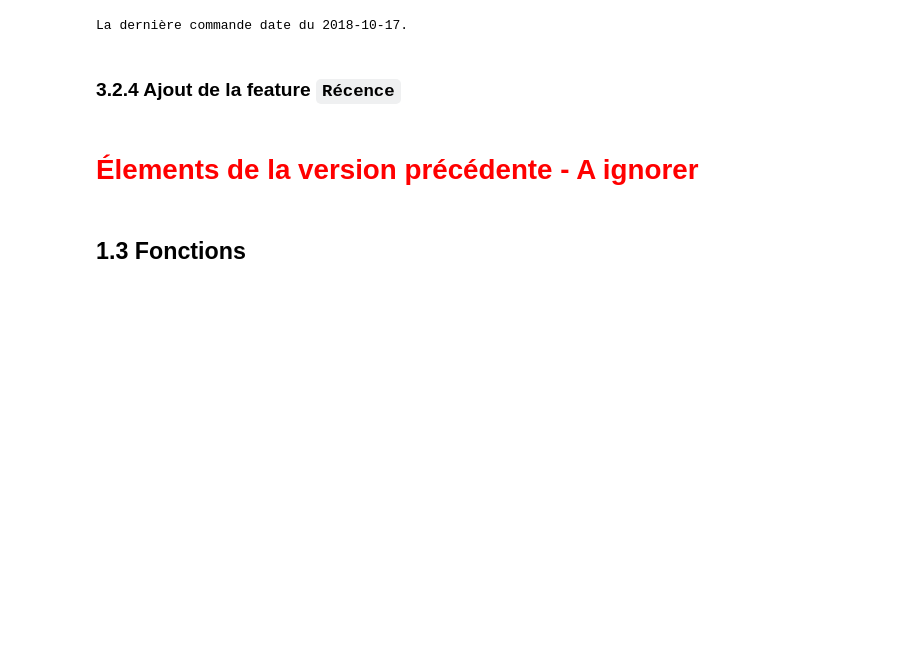
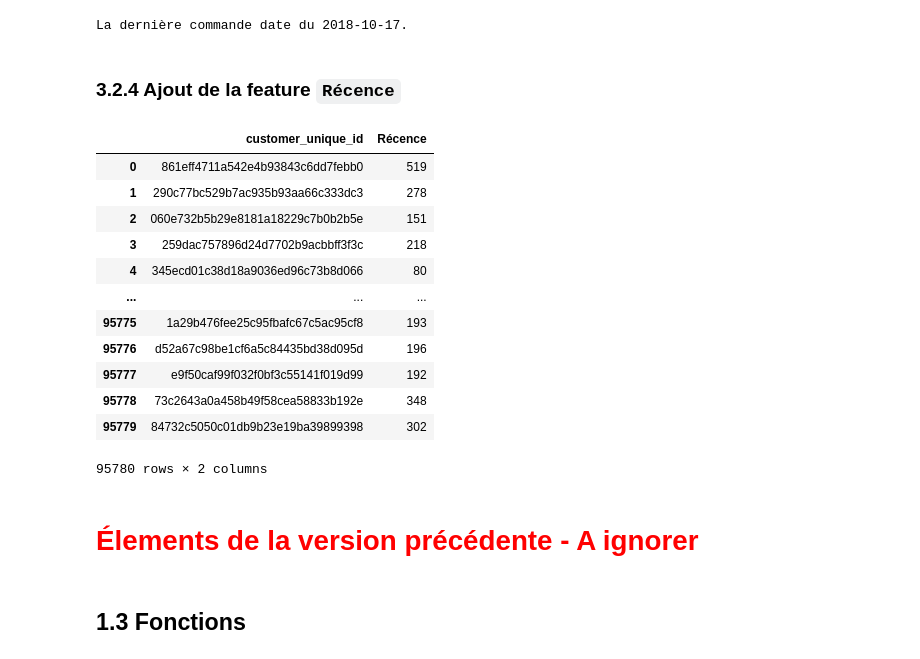
Before and after one commit to Christophe-Aballea/OC_projet5_Segmentez_des_clients_d_un_site_ecommerce, a Jupyter notebook: P05_Notebook2_Feature_ingineering.ipynb, the cells around one changed output. Saved outputs shown, nothing was run; the diff lists cells and outputs as text; code cells hidden in the pictures; blank space fills up the shorter version.

Commit message:
Préparation dataframe 'df_features', ajoute feature 'Récence', suppression des commandes antérieures à janvier 2017

```diff
--- a/P05_Notebook2_Feature_ingineering.ipynb
+++ b/P05_Notebook2_Feature_ingineering.ipynb
@@ -489,3 +579,36 @@ La dernière commande date du 2018-10-17.
+# %%
+# Récupération de la date de dernier achat de chaque 'customer_unique_id'
+last_purchase_dates = df_purchase_timestamp.groupby(['customer_unique_id']).agg(
+    last_purchase_timestamp = ('order_purchase_timestamp', 'max')
+).reset_index()
+# %%
+# Conversion de la date de référence au format datetime "YYYY-MM-DD 00:00:00"
+last_order_date = pd.to_datetime(last_order_date).normalize()
+
+# Conversion de la date de dernier achat au format datetime "YYYY-MM-DD 00:00:00"
+last_purchase_dates['last_purchase_timestamp'] = last_purchase_dates['last_purchase_timestamp'].dt.normalize()
+# %%
+# Calcul de la feature 'Récence'
+last_purchase_dates['Récence'] = (last_order_date - last_purchase_dates['last_purchase_timestamp']).dt.days
+# %%
+# Ajout de la feature 'Récence' au dataframe 'df_features'
+df_features = pd.merge(df_features, last_purchase_dates[['customer_unique_id', 'Récence']], on='customer_unique_id')
+# %%
+display(df_features)
+# %% [output]
+|  | customer_unique_id | Récence |
+| 0 | 861eff4711a542e4b93843c6dd7febb0 | 519 |
+| 1 | 290c77bc529b7ac935b93aa66c333dc3 | 278 |
+| 2 | 060e732b5b29e8181a18229c7b0b2b5e | 151 |
+| 3 | 259dac757896d24d7702b9acbbff3f3c | 218 |
+| 4 | 345ecd01c38d18a9036ed96c73b8d066 | 80 |
+| ... | ... | ... |
+| 95775 | 1a29b476fee25c95fbafc67c5ac95cf8 | 193 |
+| 95776 | d52a67c98be1cf6a5c84435bd38d095d | 196 |
+| 95777 | e9f50caf99f032f0bf3c55141f019d99 | 192 |
+| 95778 | 73c2643a0a458b49f58cea58833b192e | 348 |
+| 95779 | 84732c5050c01db9b23e19ba39899398 | 302 |
+95780 rows × 2 columns
 # %% [markdown]
 # <span style="color:red">**Élements de la version précédente - A ignorer**</span>
 # %% [markdown]
```
Also changed, not shown: parts of 19 cells of this notebook, 1 other file.
